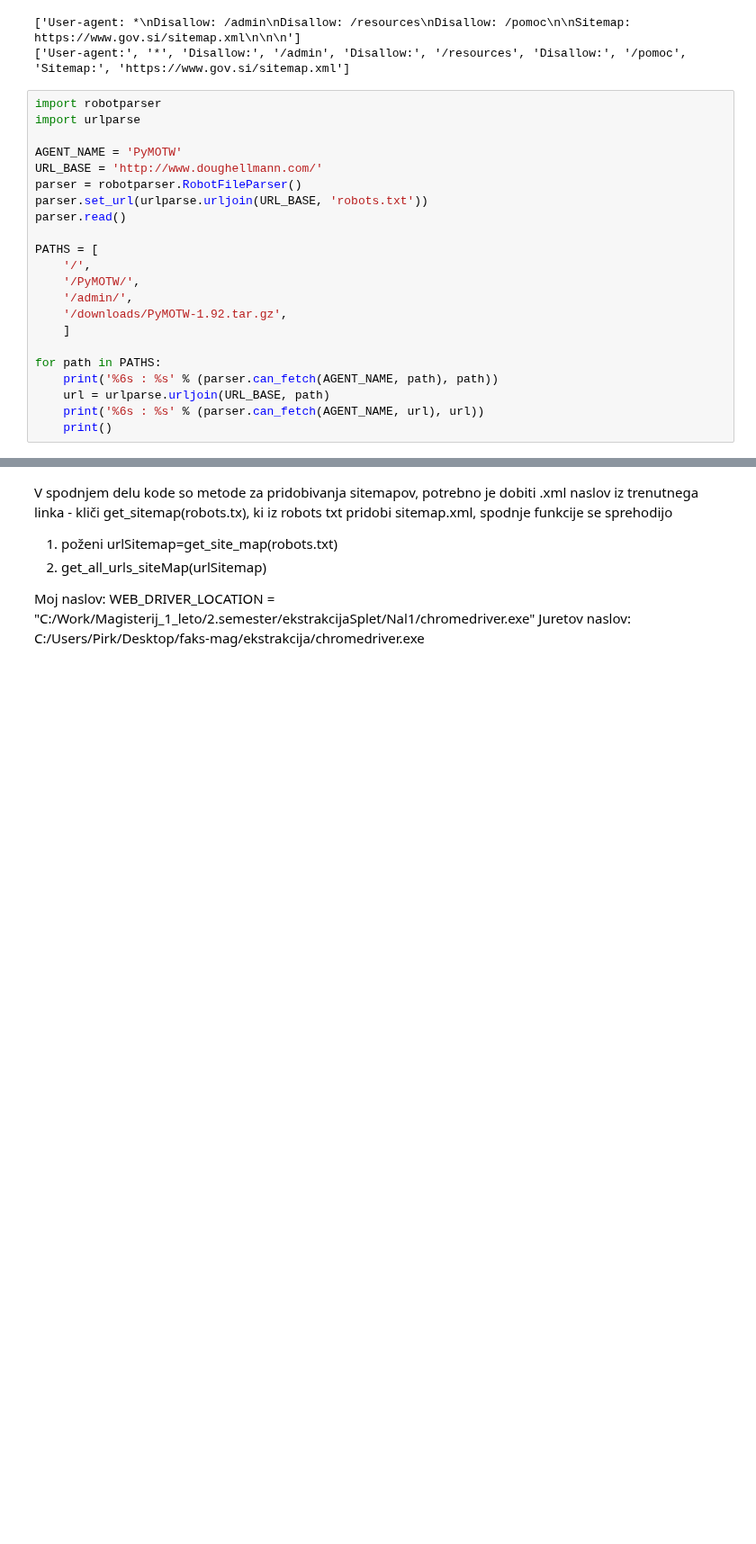
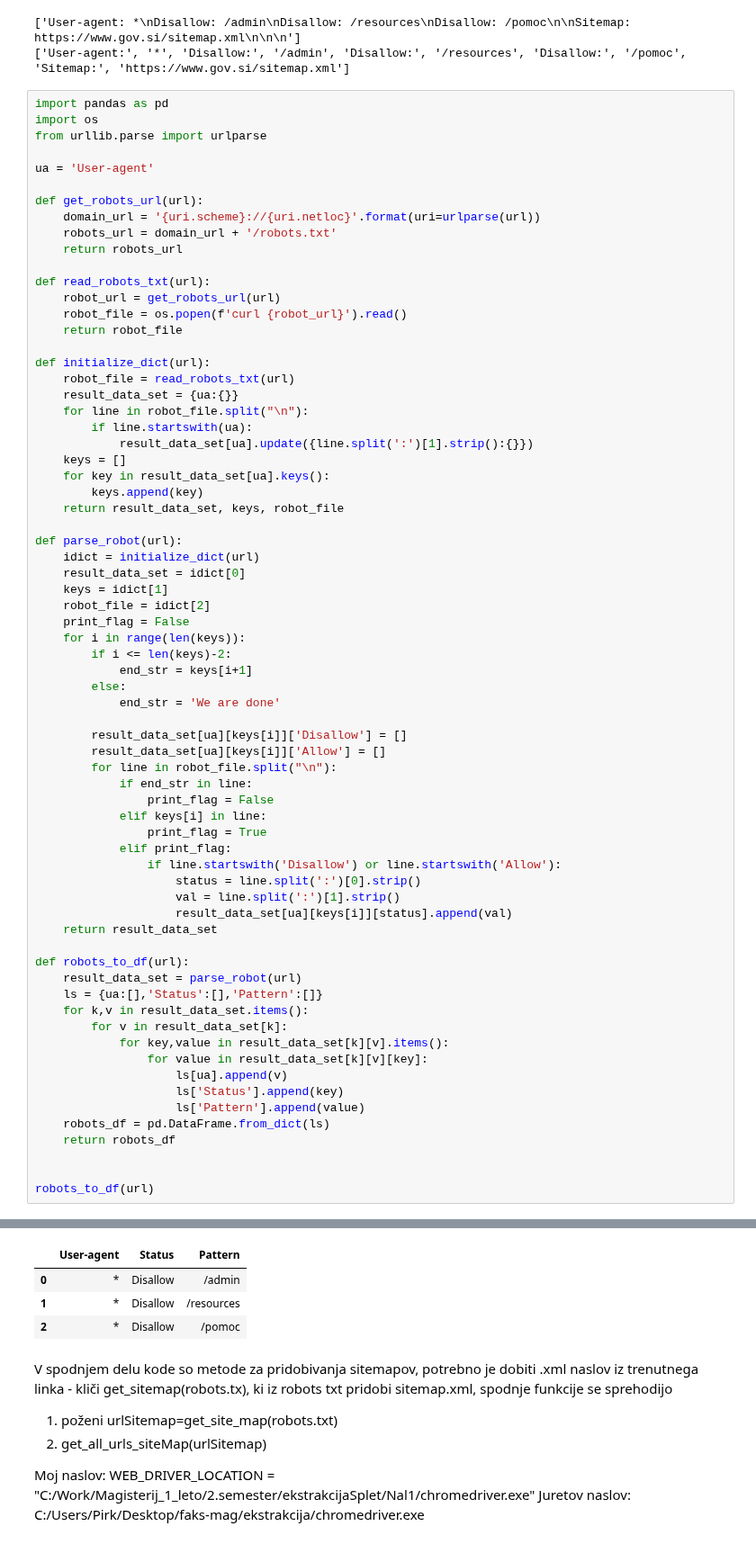
Before and after one commit to 98MM/IEPS, a Jupyter notebook: Crawler.ipynb, the cells around one changed output, grey strips where cells are left out. Shown at 90% size. Cells and saved outputs as stored; diff of their text form; blank space fills up the shorter version.

Commit message:
Update Crawler.ipynb
parsanje robotstxt

```diff
--- a/Crawler.ipynb
+++ b/Crawler.ipynb
@@ -250,25 +248,72 @@ print(robotarray)
 ['User-agent: *\nDisallow: /admin\nDisallow: /resources\nDisallow: /pomoc\n\nSitemap: https://www.gov.si/sitemap.xml\n\n\n']
 ['User-agent:', '*', 'Disallow:', '/admin', 'Disallow:', '/resources', 'Disallow:', '/pomoc', 'Sitemap:', 'https://www.gov.si/sitemap.xml']
 # %%
-import robotparser
-import urlparse
+import pandas as pd
+import os
+from urllib.parse import urlparse
 
-AGENT_NAME = 'PyMOTW'
-URL_BASE = 'http://www.doughellmann.com/'
-parser = robotparser.RobotFileParser()
-parser.set_url(urlparse.urljoin(URL_BASE, 'robots.txt'))
-parser.read()
+ua = 'User-agent'
 
-PATHS = [
-    '/',
-    '/PyMOTW/',
-    '/admin/',
-    '/downloads/PyMOTW-1.92.tar.gz',
-    ]
+def get_robots_url(url):
+    domain_url = '{uri.scheme}://{uri.netloc}'.format(uri=urlparse(url))
+    robots_url = domain_url + '/robots.txt'
+    return robots_url
 
-for path in PATHS:
-    print('%6s : %s' % (parser.can_fetch(AGENT_NAME, path), path))
-    url = urlparse.urljoin(URL_BASE, path)
-    print('%6s : %s' % (parser.can_fetch(AGENT_NAME, url), url))
-    print()
+def read_robots_txt(url):
+    robot_url = get_robots_url(url)
+    robot_file = os.popen(f'curl {robot_url}').read()
+    return robot_file
+
+def initialize_dict(url):
+    robot_file = read_robots_txt(url)
+    result_data_set = {ua:{}}
+    for line in robot_file.split("\n"):
+        if line.startswith(ua):
+            result_data_set[ua].update({line.split(':')[1].strip():{}})
+    keys = []
+    for key in result_data_set[ua].keys():
+        keys.append(key)
+    return result_data_set, keys, robot_file
+
+def parse_robot(url):
+    idict = initialize_dict(url)
+    result_data_set = idict[0]
+    keys = idict[1]
+    robot_file = idict[2]
+    print_flag = False
+    for i in range(len(keys)):
+        if i <= len(keys)-2:
+            end_str = keys[i+1]
+        else:
+            end_str = 'We are done'
+
+        result_data_set[ua][keys[i]]['Disallow'] = []
+        result_data_set[ua][keys[i]]['Allow'] = []
+        for line in robot_file.split("\n"):
+            if end_str in line:
+                print_flag = False
+            elif keys[i] in line:
+                print_flag = True
+            elif print_flag:
+                if line.startswith('Disallow') or line.startswith('Allow'):
+                    status = line.split(':')[0].strip()
+                    val = line.split(':')[1].strip()
+                    result_data_set[ua][keys[i]][status].append(val)
+    return result_data_set
+
+def robots_to_df(url):
+    result_data_set = parse_robot(url)
+    ls = {ua:[],'Status':[],'Pattern':[]}
+    for k,v in result_data_set.items():
+        for v in result_data_set[k]:
+            for key,value in result_data_set[k][v].items():
+                for value in result_data_set[k][v][key]:
+                    ls[ua].append(v)
+                    ls['Status'].append(key)
+                    ls['Pattern'].append(value)
+    robots_df = pd.DataFrame.from_dict(ls)
+    return robots_df
+
+
+robots_to_df(url)
 # %% [output]
@@ -276,3 +320,7 @@ ModuleNotFoundError: No module named 'robotparser'
+|  | User-agent | Status | Pattern |
+| 0 | * | Disallow | /admin |
+| 1 | * | Disallow | /resources |
+| 2 | * | Disallow | /pomoc |
 # %% [markdown]
 V spodnjem delu kode so metode za pridobivanja sitemapov, potrebno je dobiti .xml naslov iz trenutnega linka - kliči get_sitemap(robots.tx), ki iz robots txt pridobi sitemap.xml, spodnje  funkcije se sprehodijo
 1. poženi urlSitemap=get_site_map(robots.txt)
```
Also changed, not shown: parts of 2 cells of this notebook.
